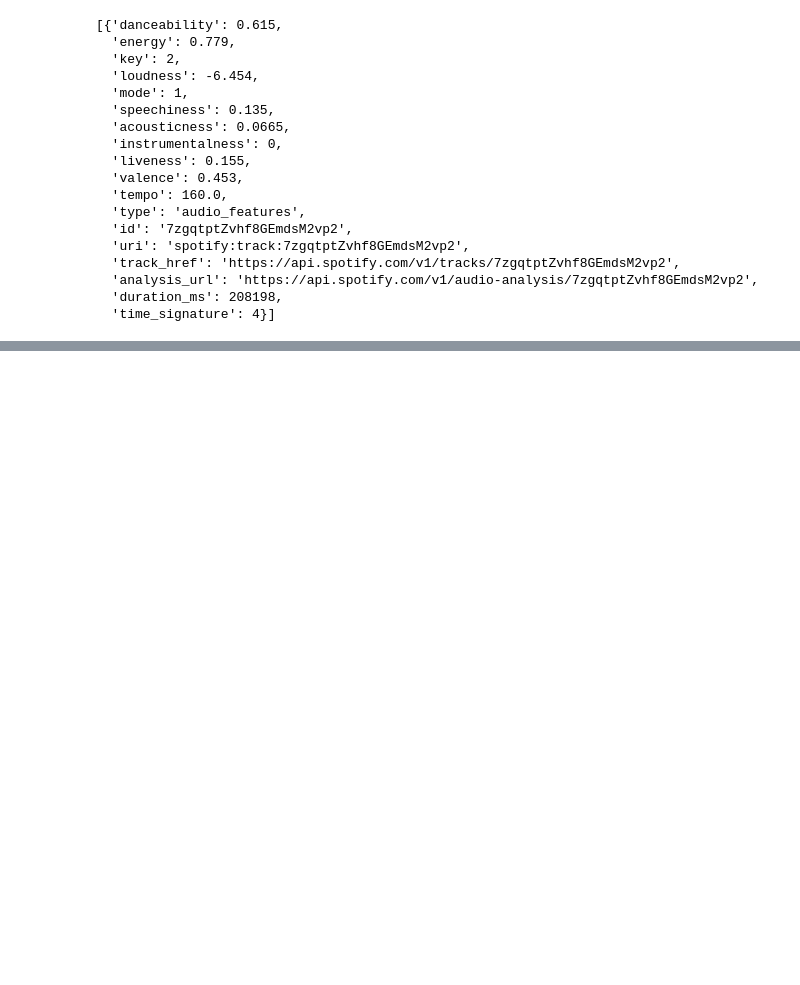
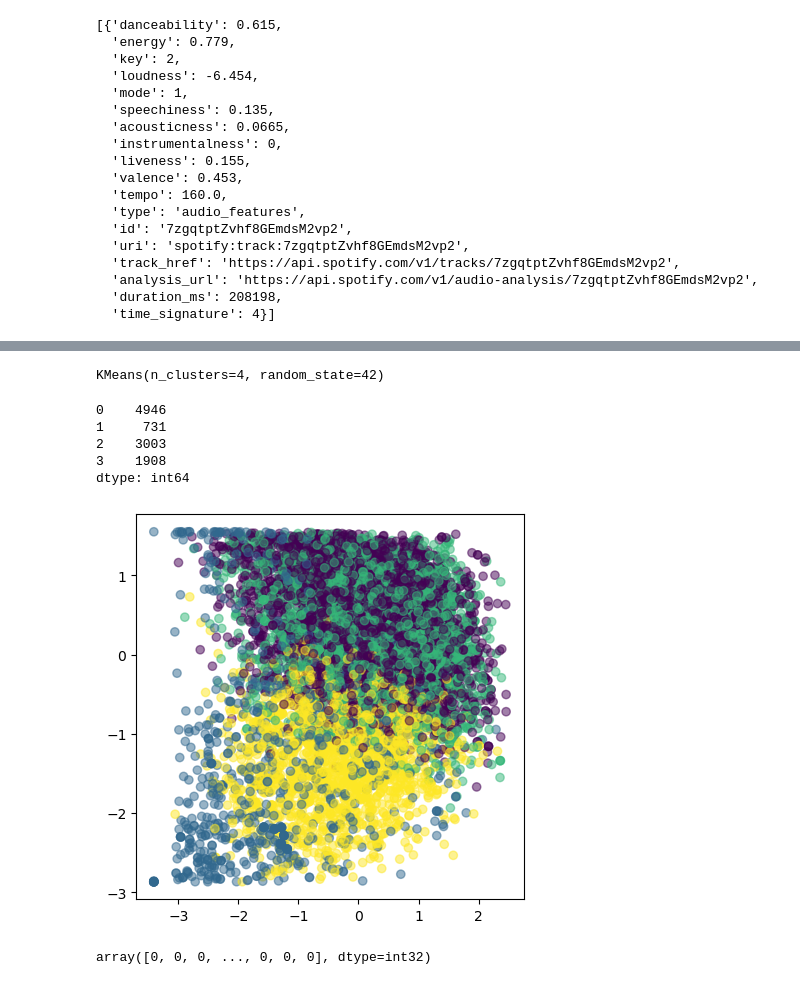
Before and after one commit to vadragna/gnod_project, a Jupyter notebook: Gnod_Project.ipynb, the cells around one changed output, grey strips where cells are left out. Saved outputs shown, nothing was run; the diff lists cells and outputs as text; code cells hidden in the pictures; blank space fills up the shorter version.

Commit message:
recomener and clustering done

```diff
--- a/Gnod_Project.ipynb
+++ b/Gnod_Project.ipynb
@@ -483,0 +537,32 @@ sp.audio_features('7zgqtptZvhf8GEmdsM2vp2')
+# %%
+X = df_with_audiof[['danceability', 'energy', 'key', 'loudness', 'mode', 'speechiness',
+                    'acousticness', 'instrumentalness', 'liveness', 'valence', 'tempo']]
+# %%
+from sklearn.preprocessing import StandardScaler
+
+scaler = StandardScaler().fit(X)
+X_scaled = scaler.transform(X)
+# %%
+kmeans = KMeans(n_clusters=4, random_state=42)
+kmeans.fit(X_scaled)
+# %% [output]
+KMeans(n_clusters=4, random_state=42)
+# %%
+clusters = kmeans.predict(X_scaled)
+pd.Series(clusters).value_counts().sort_index()
+# %% [output]
+0    4946
+1     731
+2    3003
+3    1908
+dtype: int64
+# %%
+plt.figure(figsize=(5, 5))
+plt.scatter(X_scaled[:, 0], X_scaled[:, 1], c=clusters,alpha=0.5)
+plt.show()
+# %% [output]
+[figure, added]
+# %%
+clusters
+# %% [output]
+array([0, 0, 0, ..., 0, 0, 0], dtype=int32)
```
Also changed, not shown: parts of 39 cells of this notebook, 3 other files.
